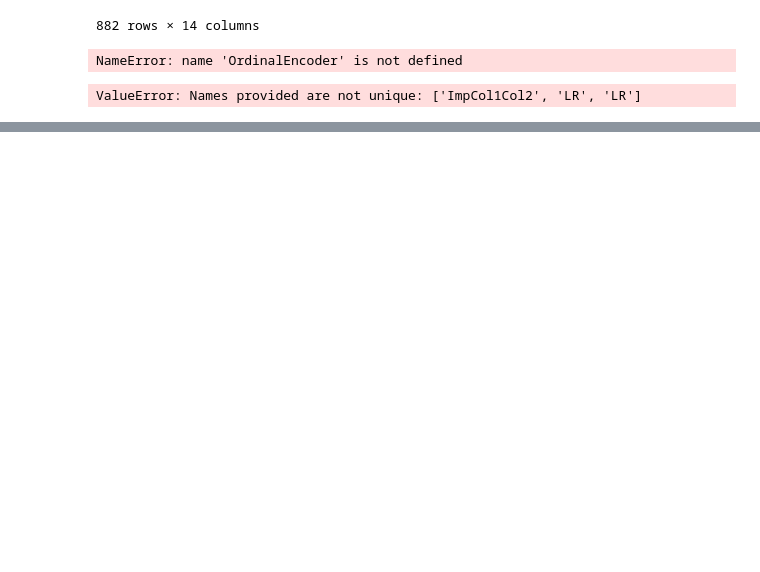
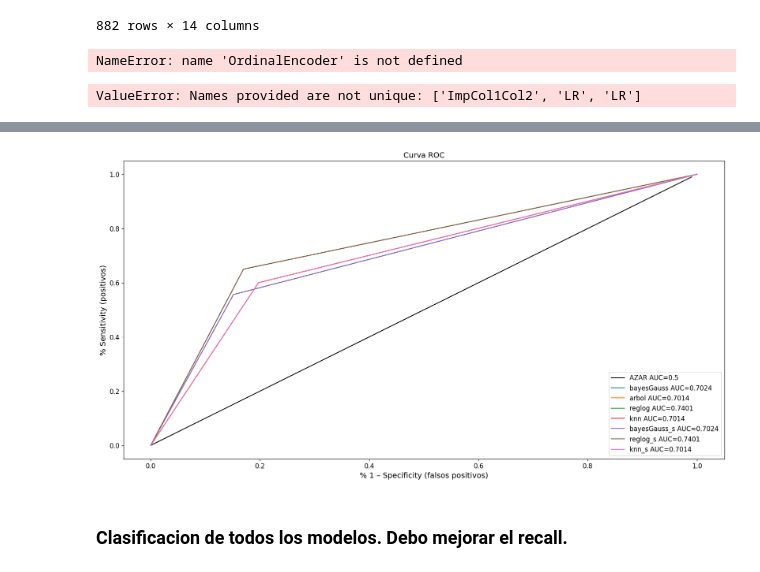
Before and after one commit to ignaciomontovio/TP-Virus, a Jupyter notebook: TP_EntregableVirus.ipynb, the cells around one changed output, grey strips where cells are left out. Saved outputs shown, nothing was run; the diff lists cells and outputs as text; code cells hidden in the pictures; blank space fills up the shorter version.

```diff
--- a/TP_EntregableVirus.ipynb
+++ b/TP_EntregableVirus.ipynb
@@ -62,6 +62,7 @@ best_clf = None #Asignar aqui el mejor clasificador posible (previamente entrena
 #Leemos el dataset de evaluación, simulando producción
 if PRODUCCION==False:
     df = pd.read_csv("TP_Virus_Alumnos.csv")
+    df_orig = df
     _, df = train_test_split(df, test_size=0.3, random_state=42)
 else:
     df = pd.read_csv("TP_Virus_Evaluacion.csv")
@@ -572,6 +662,12 @@ Nacho probo con estos imputers scalers etc los dejo aca pero hay que moverlo a l
 # %%
 df_norm = df
-df_norm['LVL'].replace(1000000, None)
+df_norm.loc[df['LVL'] == 1000000, 'LVL'] = None
+
+#df_norm = df_norm[df_norm['Edad'] > 10]
+#df_norm = df_norm[df_norm['Peso'] != 8.934178194834107]
+
+#df_norm = df_norm.drop(columns=['edad'])
+
 # Reemplazar los valores NaN por 'Desconocido' en Genero
 df_norm["Genero"].fillna('Desconocido', inplace=True)
 
@@ -591,7 +687,7 @@ pl = Pipeline(steps=[
     ("ImpCol1Col2", ColImputer(imputer=SimpleImputer(strategy='mean'), columns=["LVL"])),
     ("ImpCol1Col3", ColImputer(imputer=SimpleImputer(strategy='mean'), columns=["Edad"])),
     ("OrdinalEncoder", ColDummy(columns=["Laboral"])),
-    ("OrdinalEncoder2", ColDummy(columns=["Genero"])),
+    ("OrdinalEncoder2", ColDummy(columns=["Genero"], delete='Genero_Desconocido')),
     ("scaler", ColScaler(scaler=MinMaxScaler(), columns=["BLD03"])),
     ("scaler2", ColScaler(scaler=MinMaxScaler(), columns=["BLD02"])),
     ("scaler3", ColScaler(scaler=MinMaxScaler(), columns=["BLD01"])),
@@ -605,0 +754,35 @@ X_train
+# %%
+def graficarCurvaRoc( y_pred, model ):
+  fpr, tpr, _ = metrics.roc_curve(y_test,  y_pred)
+  auc = metrics.roc_auc_score(y_test, y_pred)
+  # Graficamos
+  plt.plot(fpr,tpr,label= model +" AUC="+str(round(auc,4))) #,label= "AUC="+str(auc))
+  plt.legend(loc=4, fontsize=12)
+  return auc
+# %%
+# Inicializamos los labels del gráfico
+plt.figure(figsize=(20, 10))
+plt.xlabel('% 1 – Specificity (falsos positivos)', fontsize=14)
+plt.ylabel('% Sensitivity (positivos)', fontsize=14)
+
+# Graficamos la recta del azar
+it = [i/100 for i in range(100)]
+plt.plot(it,it,label="AZAR AUC=0.5",color="black")
+#'bayesMulti':y_pred_nb,
+modelos = { 'bayesGauss':y_pred_gauss,'arbol':y_pred_tc,
+           'reglog':y_pred_lg,'knn':y_pred_knn, 'bayesGauss_s':y_pred_gauss_s,
+           'reglog_s':y_pred_lg_s,'knn_s':y_pred_knn_s,
+           }
+areas = []
+for pred in modelos:
+    auc = graficarCurvaRoc( modelos[pred] , pred )
+    areas.append( (pred, auc) )
+areas = pd.DataFrame(areas, columns=['model','auc'])
+# Agregamos el titulo y configuro el tamaño de letra
+plt.title("Curva ROC", fontsize=14)
+plt.tick_params(labelsize=12);
+plt.show()
+# %% [output]
+[figure, added]
+# %% [markdown]
+### Clasificacion de todos los modelos. Debo mejorar el recall.
```
Also changed, not shown: parts of 6 cells of this notebook.
